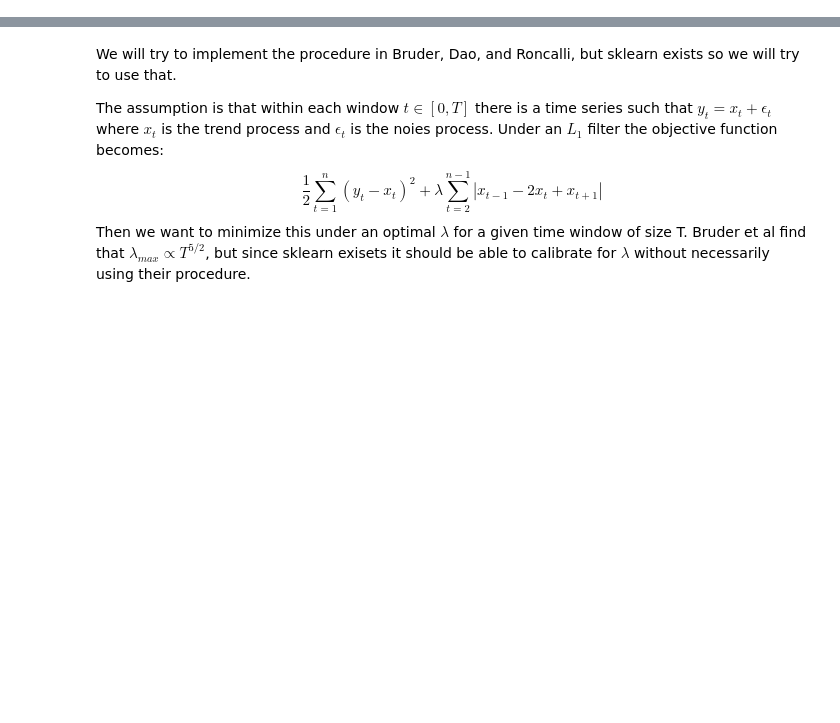
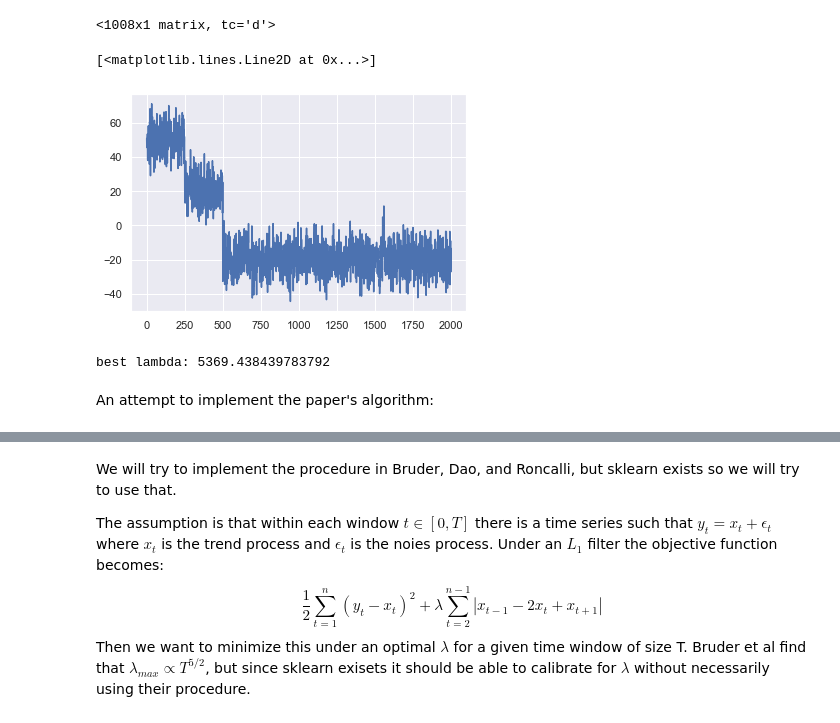
Before and after one commit to stevenkxu/StatisticalArbitragePraxis, a Jupyter notebook: Lasso.ipynb, the cells around one changed output, grey strips where cells are left out. Drawn from its saved outputs; the diff is of its cells as text; code cells hidden in the pictures; blank space fills up the shorter version.

Commit message:
Updates to final project. Paper for reference.

```diff
--- a/Lasso.ipynb
+++ b/Lasso.ipynb
@@ -11,0 +88,4 @@ sns.set()
+# %%
+copt.matrix(y)
+# %% [output]
+<1008x1 matrix, tc='d'>
@@ -11,0 +206,18 @@ sns.set()
+# %%
+#toy model
+size = 2000
+faketime = np.arange(0, size, 1).reshape(-1,1)
+fakedata = np.zeros(size)
+
+fakedata[:] = -20
+fakedata[0:250] = 50
+fakedata[250:500] = 20
+fakedata[1550:1560] = 0
+fakesignal = np.copy(fakedata)
+fakedata += np.random.randn(size)*8
+fakedata = fakedata.reshape(-1,1)
+
+plt.plot(fakedata)
+# %% [output]
+[<matplotlib.lines.Line2D at 0x...>]
+[figure, added]
@@ -11,0 +261,32 @@ sns.set()
+# %%
+xtrain = np.arange(1,T1+1,1 ).reshape(-1,1)
+xtestpred = np.arange(T1+1, T1+T2+1,1).reshape(-1,1)
+ljs = []
+totalerror = np.zeros((n, p))
+for j in range(1,n+1):
+    lj = l1*(l2/l1)**(j/n)
+#     print(lj)
+    for i, trainset in enumerate(trainsets):
+        results = lm.Lasso(alpha = lj).fit(xtrain, trainset).predict(xtestpred)
+        totalerror[j-1, i]= mse(results, testsets[i], squared = False)
+    ljs.append(lj)
+ljs = np.array(ljs).reshape(-1,1)
+
+terror = totalerror.sum(1).reshape(-1,1)
+errors = np.hstack((ljs, terror))
+
+rowcoord = np.where(errors == np.amin(errors,0)[1])[0][0]
+lbest = errors[rowcoord,0]
+print("best lambda:",lbest)
+partitions = 8
+blocksize = size/partitions
+toymodels = []
+for i in range(partitions):
+    blockstart = int(i*blocksize)
+    blockend = int((i+1)*blocksize)
+    toymodel = (blockstart, lm.LassoLars(alpha = lbest).fit(faketime[blockstart:blockend], fakedata[blockstart:blockend]))
+    toymodels.append(toymodel)
+# %% [output]
+best lambda: 5369.438439783792
+# %% [markdown]
+An attempt to implement the paper's algorithm:
```
Also changed, not shown: parts of 75 cells of this notebook, 3 other files.
